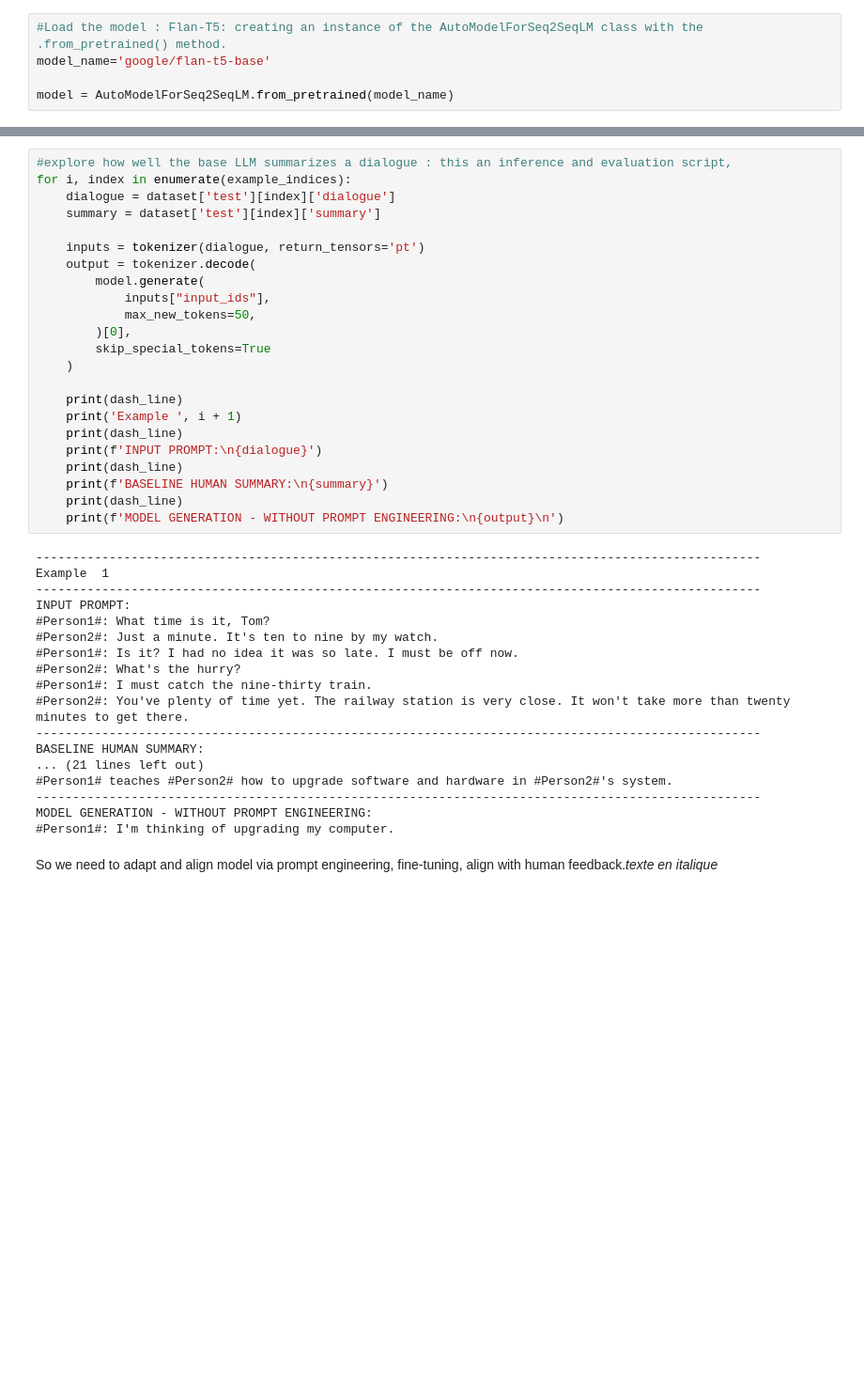
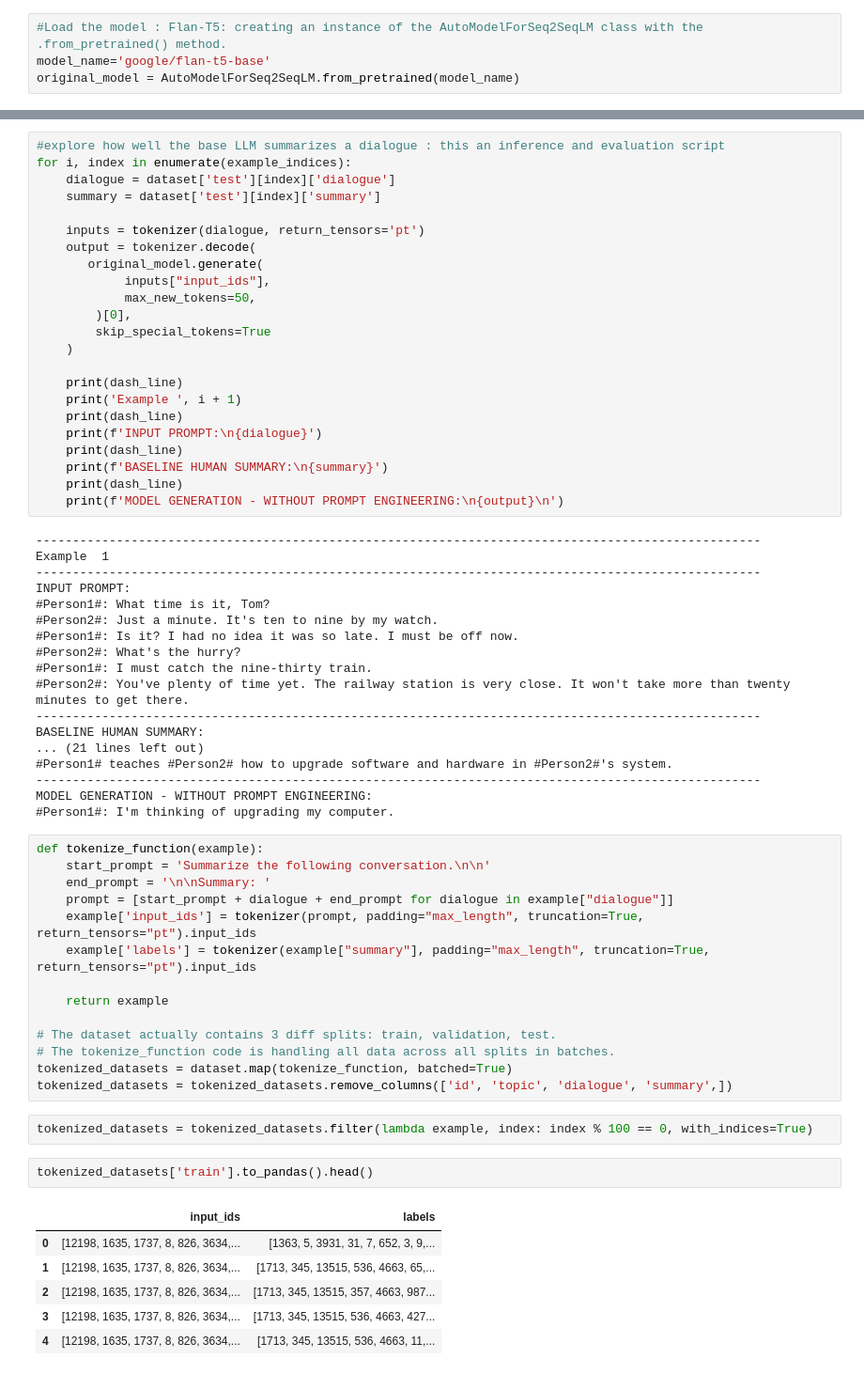
Before and after one commit to MyriamBA/Dialogue-Summarizer, a Jupyter notebook: research/Dialogue_Summarizer.ipynb, the cells around one changed output, grey strips where cells are left out. Shown: that part at 94% size. Saved outputs shown, nothing was run; the diff lists cells and outputs as text; blank space fills up the shorter version.

```diff
--- a/research/Dialogue_Summarizer.ipynb
+++ b/research/Dialogue_Summarizer.ipynb
@@ -130,8 +176,7 @@ BASELINE HUMAN SUMMARY:
 # %%
 #Load the model : Flan-T5: creating an instance of the AutoModelForSeq2SeqLM class with the .from_pretrained() method.
 model_name='google/flan-t5-base'
-
-model = AutoModelForSeq2SeqLM.from_pretrained(model_name)
+original_model = AutoModelForSeq2SeqLM.from_pretrained(model_name)
 # %%
 #Download the tokenizer related to FLAN-T5: Tokenization is the process of splitting texts into smaller units that can be processed by the LLM models.
 #Download the tokenizer for the FLAN-T5 model using AutoTokenizer.from_pretrained() method. Parameter use_fast switches on fast tokenizer.
@@ -172,12 +236,12 @@ What time is it, Tom?
 # %%
-#explore how well the base LLM summarizes a dialogue : this an inference and evaluation script,
+#explore how well the base LLM summarizes a dialogue : this an inference and evaluation script
 for i, index in enumerate(example_indices):
     dialogue = dataset['test'][index]['dialogue']
     summary = dataset['test'][index]['summary']
 
     inputs = tokenizer(dialogue, return_tensors='pt')
     output = tokenizer.decode(
-        model.generate(
+       original_model.generate(
             inputs["input_ids"],
             max_new_tokens=50,
         )[0],
@@ -210,5 +274,28 @@ BASELINE HUMAN SUMMARY:
 ---------------------------------------------------------------------------------------------------
 MODEL GENERATION - WITHOUT PROMPT ENGINEERING:
 #Person1#: I'm thinking of upgrading my computer.
-# %% [markdown]
-So we need to adapt and align model via prompt engineering, fine-tuning, align with human feedback.*texte en italique*
+# %%
+def tokenize_function(example):
+    start_prompt = 'Summarize the following conversation.\n\n'
+    end_prompt = '\n\nSummary: '
+    prompt = [start_prompt + dialogue + end_prompt for dialogue in example["dialogue"]]
+    example['input_ids'] = tokenizer(prompt, padding="max_length", truncation=True, return_tensors="pt").input_ids
+    example['labels'] = tokenizer(example["summary"], padding="max_length", truncation=True, return_tensors="pt").input_ids
+
+    return example
+
+# The dataset actually contains 3 diff splits: train, validation, test.
+# The tokenize_function code is handling all data across all splits in batches.
+tokenized_datasets = dataset.map(tokenize_function, batched=True)
+tokenized_datasets = tokenized_datasets.remove_columns(['id', 'topic', 'dialogue', 'summary',])
+# %%
+tokenized_datasets = tokenized_datasets.filter(lambda example, index: index % 100 == 0, with_indices=True)
+# %%
+tokenized_datasets['train'].to_pandas().head()
+# %% [output]
+|  | input_ids | labels |
+| 0 | [12198, 1635, 1737, 8, 826, 3634,... | [1363, 5, 3931, 31, 7, 652, 3, 9,... |
+| 1 | [12198, 1635, 1737, 8, 826, 3634,... | [1713, 345, 13515, 536, 4663, 65,... |
+| 2 | [12198, 1635, 1737, 8, 826, 3634,... | [1713, 345, 13515, 357, 4663, 987... |
+| 3 | [12198, 1635, 1737, 8, 826, 3634,... | [1713, 345, 13515, 536, 4663, 427... |
+| 4 | [12198, 1635, 1737, 8, 826, 3634,... | [1713, 345, 13515, 536, 4663, 11,... |
```
Also changed, not shown: parts of 38 cells of this notebook.
